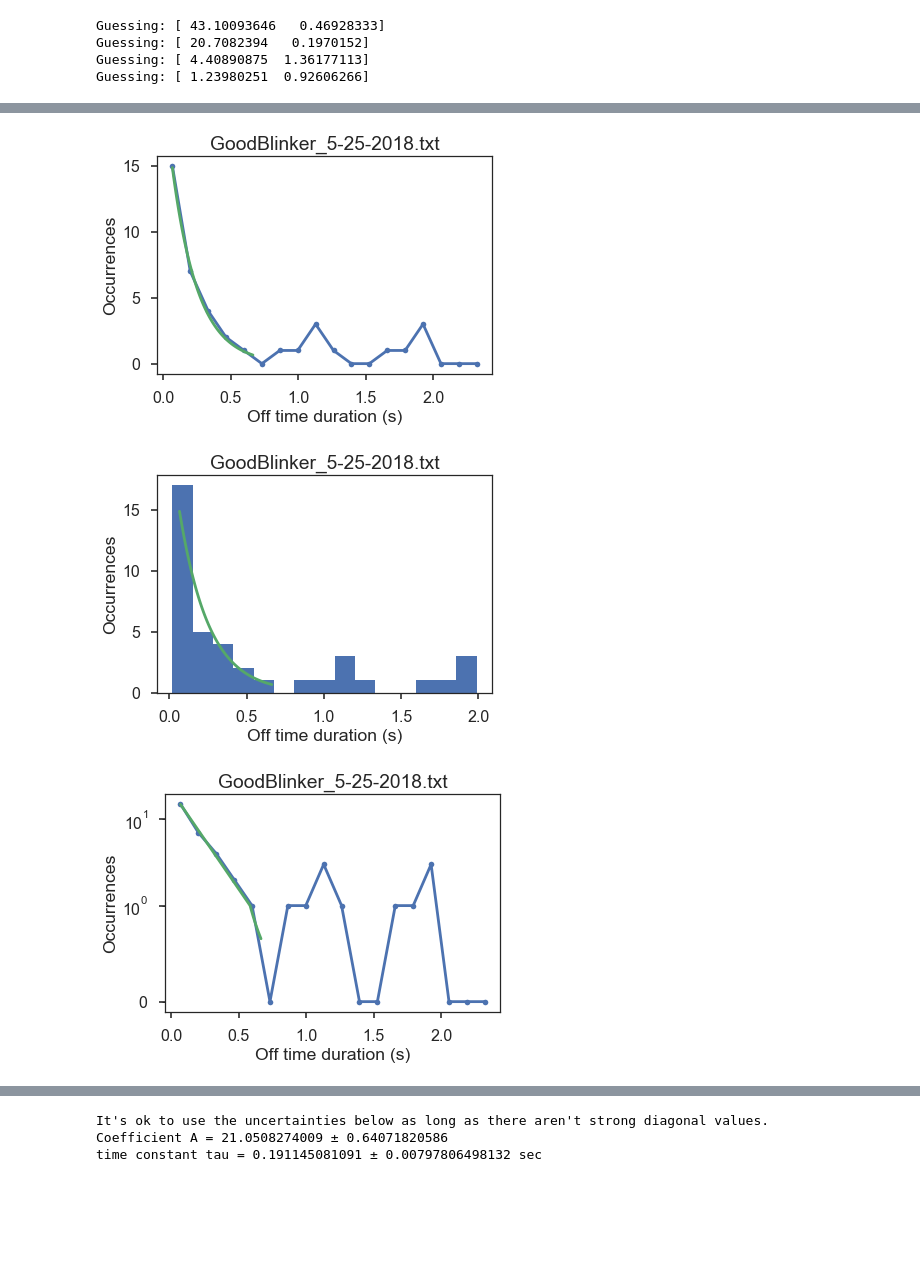
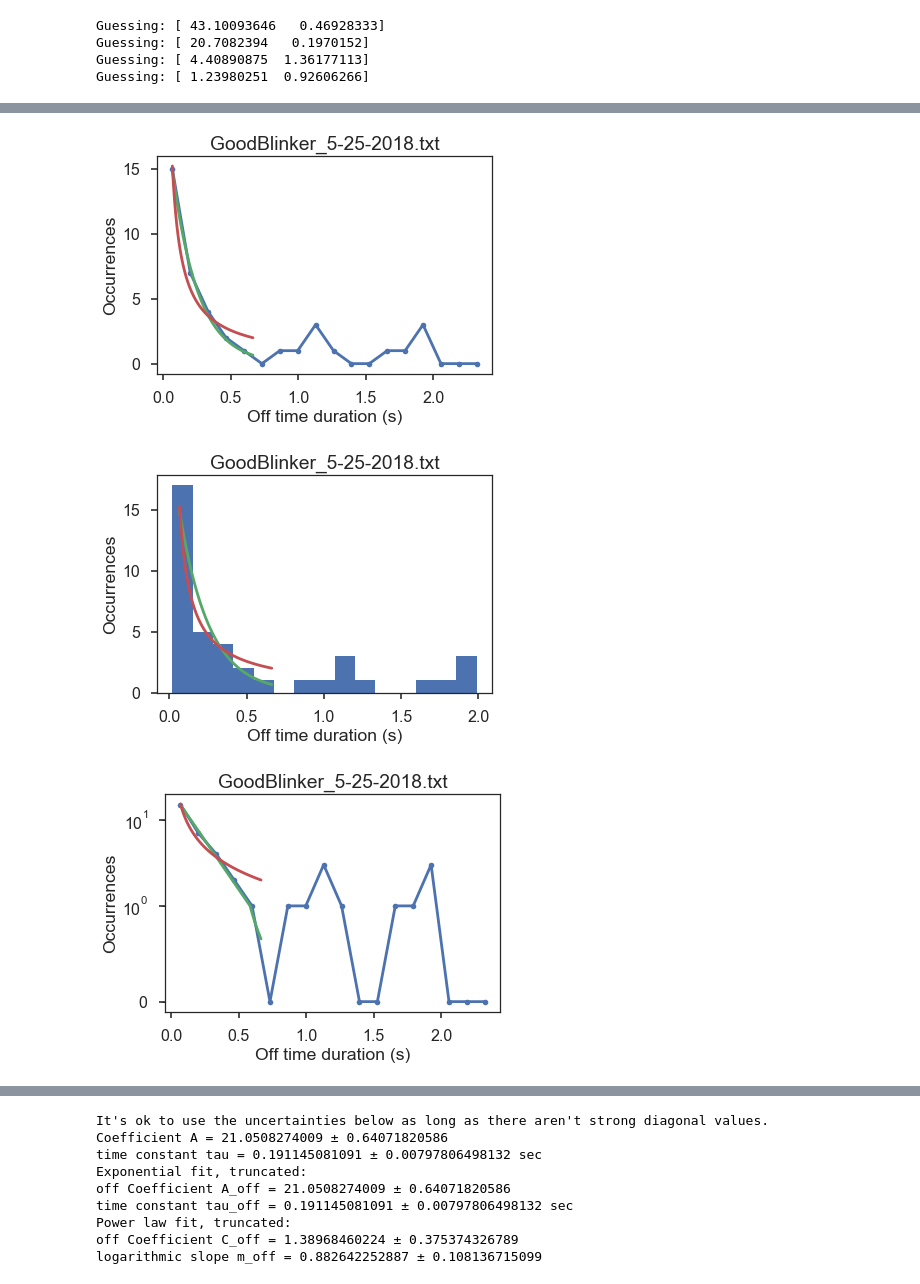
Before and after one commit to vivarose/blinker_analysis, a Jupyter notebook: blinker_analysis_with_exponential_fit.ipynb, the cells around one changed output, grey strips where cells are left out. Saved outputs shown, nothing was run; the diff lists cells and outputs as text; code cells hidden in the pictures; blank space fills up the shorter version.

```diff
--- a/blinker_analysis_with_exponential_fit.ipynb
+++ b/blinker_analysis_with_exponential_fit.ipynb
@@ -831,53 +822,79 @@ time constant tau = 0.468065647664 ± 0.0562625487438 sec
 # %%
 # off time fit, truncated
-offparamexp, offpcovexp = curve_fit(expfit, centeredoffbinstrunc, offhistl,p0 = guessoffparamexp)
-offexpfitx = np.linspace(min(centeredoffbins),len(offhistl)*offinc,numoffbins*5)
-offexpfittrunc = expfit(offexpfitx,offparamexp[0],offparamexp[1])
+
+offfitx = np.linspace(min(centeredoffbins),len(offhistl)*offinc,numoffbins*5)
+
+# exponential fit
+offparamexptrunc, offpcovexp = curve_fit(expfit, centeredoffbinstrunc, offhistl,p0 = guessoffparamexp)
+offfitexptrunc = expfit(offfitx,offparamexptrunc[0],offparamexptrunc[1])
+
+# power law fit
+offparampowtrunc, offpcovpow = curve_fit(powlaw, centeredoffbinstrunc, offhistl,p0 = guessoffparampow)
+offfitpowtrunc = powlaw(offfitx,offparampowtrunc[0],offparampowtrunc[1])
 
 # display
 fig,ax1 = plt.subplots()
 ax1.plot(centeredoffbins,offhist[0],'.-')
 plt.xlabel('Off time duration (s)')
 plt.ylabel('Occurrences')
-#ax1.set_yscale('symlog', linthreshy=1)
-ax1.plot(offexpfitx,offexpfittrunc)
+ax1.plot(offfitx,offfitexptrunc, label="exponential")
+if showpowfit:
+    ax1.plot(offfitx, offfitpowtrunc, label="power law")
 plt.title(filename)
 plt.show()
 
 fig,ax1 = plt.subplots()
 plt.hist(offtimes, bins=numoffbins)
 plt.xlabel('Off time duration (s)')
 plt.ylabel('Occurrences')
-ax1.plot(offexpfitx,offexpfittrunc)
+ax1.plot(offfitx,offfitexptrunc, label="exponential")
+if showpowfit:
+    ax1.plot(offfitx, offfitpowtrunc, label="power law")
 plt.title(filename)
 plt.show()
 
 fig,ax1 = plt.subplots()
 ax1.plot(centeredoffbins,offhist[0],'.-')
 plt.xlabel('Off time duration (s)')
 plt.ylabel('Occurrences')
 ax1.set_yscale('symlog', linthreshy=1)
-ax1.plot(offexpfitx,offexpfittrunc)
+ax1.plot(offfitx,offfitexptrunc, label="exponential")
+if showpowfit:
+    ax1.plot(offfitx, offfitpowtrunc, label="power law")
 plt.title(filename)
 plt.show()
 
 plt.imshow(abs(offpcovexp), cmap="gray", interpolation="nearest", vmin=0)
 plt.colorbar()
 plt.title('Covariance matrix, absolute values')
 plt.show()
 print("It's ok to use the uncertainties below as long as there aren't strong diagonal values.")
 
 
 
-print  'Coefficient A = ' + str(offparamexp[0]) + ' ± ' + str(np.sqrt(offpcovexp[0,0]))
-print 'time constant tau = ' + str(offparamexp[1]) + ' ± ' + str(np.sqrt(offpcovexp[1,1])) + ' sec'
+print  'Coefficient A = ' + str(offparamexptrunc[0]) + ' ± ' + str(np.sqrt(offpcovexp[0,0]))
+print 'time constant tau = ' + str(offparamexptrunc[1]) + ' ± ' + str(np.sqrt(offpcovexp[1,1])) + ' sec'
+
+print 'Exponential fit, truncated:'
+print  'off Coefficient A_off = ' + str(offparamexptrunc[0]) + ' ± ' + str(np.sqrt(offpcovexp[0,0]))
+print 'time constant tau_off = ' + str(offparamexptrunc[1]) + ' ± ' + str(np.sqrt(offpcovexp[1,1])) + ' sec'
+
+print 'Power law fit, truncated:'
+print  'off Coefficient C_off = ' + str(offparampowtrunc[0]) + ' ± ' + str(np.sqrt(offpcovpow[0,0]))
+print 'logarithmic slope m_off = ' + str(offparampowtrunc[1]) + ' ± ' + str(np.sqrt(offpcovpow[1,1]))
 # %% [output]
-[figure, old version]
+[figure, new version]
-[figure, old version]
+[figure, new version]
-[figure, old version]
+[figure, new version]
 [figure]
 It's ok to use the uncertainties below as long as there aren't strong diagonal values.
 Coefficient A = 21.0508274009 ± 0.64071820586
 time constant tau = 0.191145081091 ± 0.00797806498132 sec
+Exponential fit, truncated:
+off Coefficient A_off = 21.0508274009 ± 0.64071820586
+time constant tau_off = 0.191145081091 ± 0.00797806498132 sec
+Power law fit, truncated:
+off Coefficient C_off = 1.38968460224 ± 0.375374326789
+logarithmic slope m_off = 0.882642252887 ± 0.108136715099
 # %%
 # Save figures, truncated fits
```
Also changed, not shown: parts of 4 cells of this notebook.
